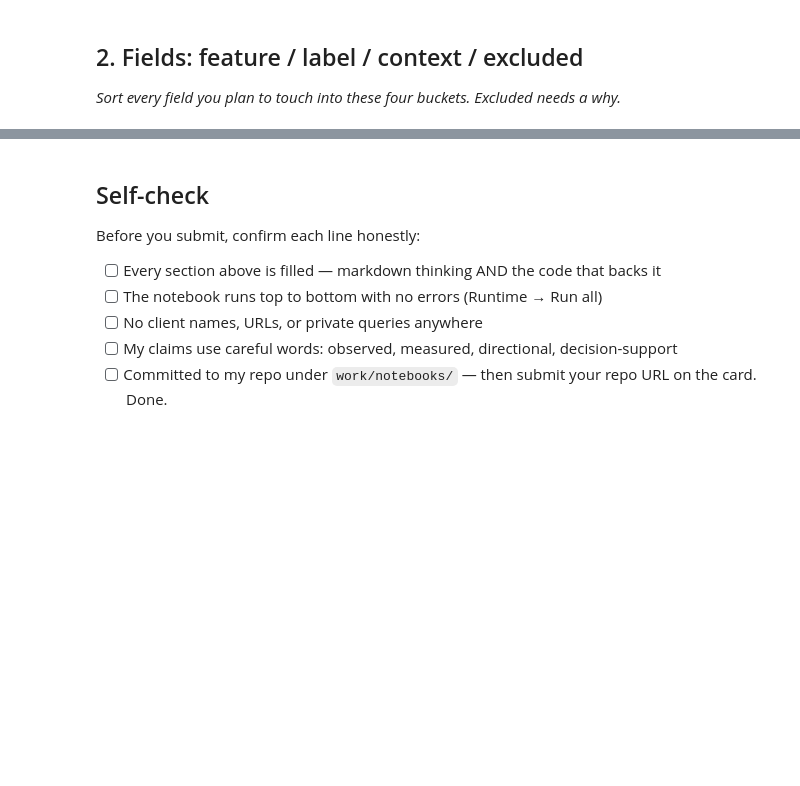
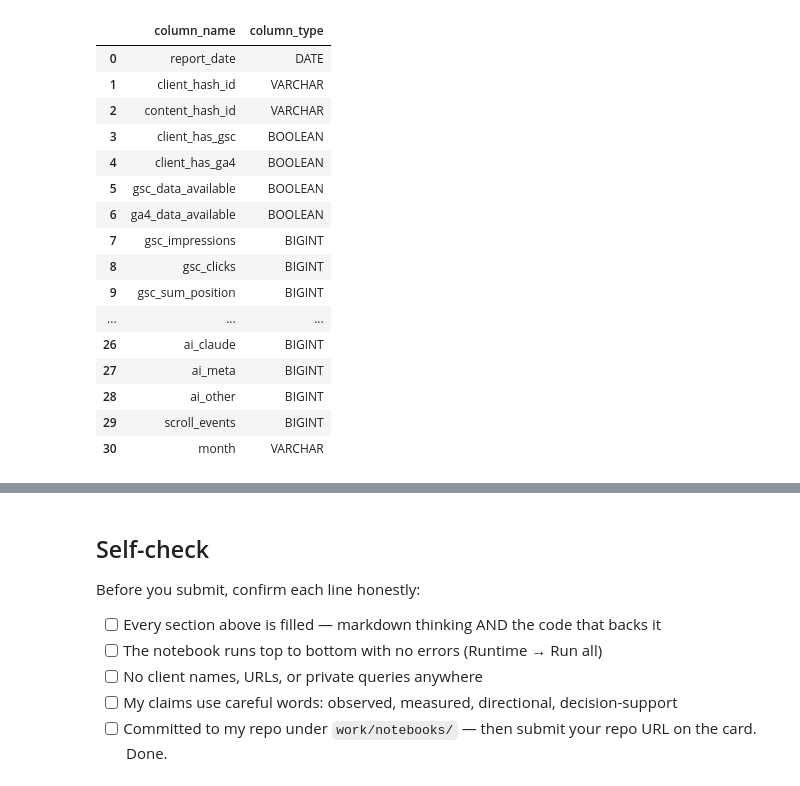
Before and after one commit to HarshiniChebrolu/Flyrank-ml-internship, a Jupyter notebook: work/notebooks/w03_data_contract.ipynb, the cells around one changed output, grey strips where cells are left out. Drawn from its saved outputs; the diff is of its cells as text; code cells hidden in the pictures; blank space fills up the shorter version.

```diff
--- a/work/notebooks/w03_data_contract.ipynb
+++ b/work/notebooks/w03_data_contract.ipynb
@@ -12,0 +34,6 @@ This skeleton is yours to fill. Work the sections **in order** — each one has
+# %%
+from google.colab import userdata
+
+HF_TOKEN = userdata.get("HF_TOKEN")
+
+print("HF_TOKEN loaded successfully." if HF_TOKEN else "HF_TOKEN not found.")
@@ -12,0 +42,11 @@ This skeleton is yours to fill. Work the sections **in order** — each one has
+# %%
+from huggingface_hub import list_repo_files
+
+files = list_repo_files(
+    repo_id="FlyRank/internship-warehouse",
+    repo_type="dataset",
+    token=HF_TOKEN
+)
+
+for f in files:
+    print(f)
@@ -12,0 +108,12 @@ This skeleton is yours to fill. Work the sections **in order** — each one has
+# %%
+import duckdb
+
+con = duckdb.connect()
+
+df = con.execute(f"""
+    SELECT *
+    FROM read_parquet('{march_file}')
+    LIMIT 5
+""").fetchdf()
+
+df
@@ -13,7 +191,28 @@ This skeleton is yours to fill. Work the sections **in order** — each one has
 # %%
 # This cell is for CODE (numbers, a query, a check).
 # Write your text answer in the cell ABOVE this one — typing sentences here breaks Run All.
-# %% [markdown]
-## 2. Fields: feature / label / context / excluded
-
-*Sort every field you plan to touch into these four buckets. Excluded needs a why.*
+# %%
+columns = con.execute(f"""
+    DESCRIBE SELECT *
+    FROM read_parquet('{march_file}')
+""").fetchdf()
+
+columns[["column_name", "column_type"]]
+# %% [output]
+|  | column_name | column_type |
+| 0 | report_date | DATE |
+| 1 | client_hash_id | VARCHAR |
+| 2 | content_hash_id | VARCHAR |
+| 3 | client_has_gsc | BOOLEAN |
+| 4 | client_has_ga4 | BOOLEAN |
+| 5 | gsc_data_available | BOOLEAN |
+| 6 | ga4_data_available | BOOLEAN |
+| 7 | gsc_impressions | BIGINT |
+| 8 | gsc_clicks | BIGINT |
+| 9 | gsc_sum_position | BIGINT |
+| ... | ... | ... |
+| 26 | ai_claude | BIGINT |
+| 27 | ai_meta | BIGINT |
+| 28 | ai_other | BIGINT |
+| 29 | scroll_events | BIGINT |
+| 30 | month | VARCHAR |
```
Also changed, not shown: parts of 30 cells of this notebook.
